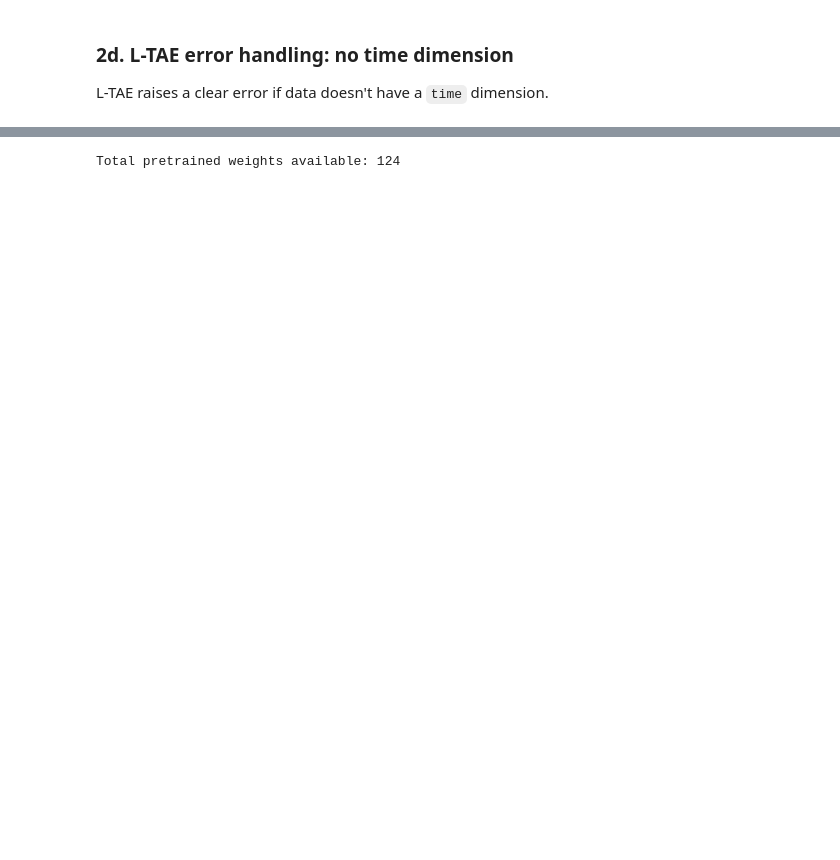
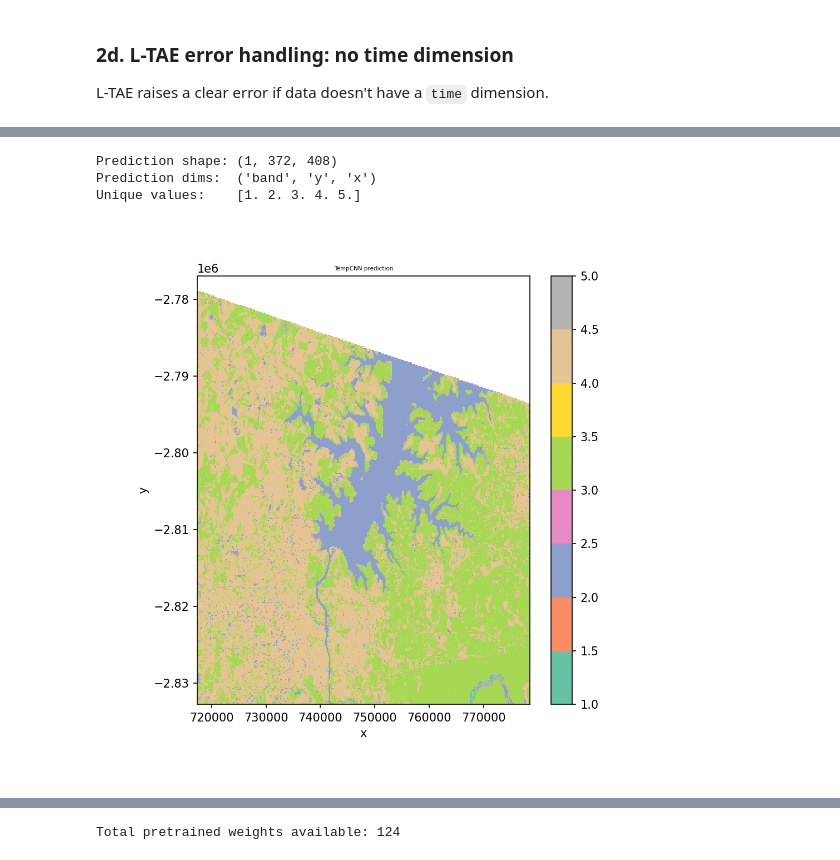
Before and after one commit to jgrss/geowombat, a Jupyter notebook: notebooks/dl_classifiers.ipynb, the cells around one changed output, grey strips where cells are left out. Cells and saved outputs as stored; diff of their text form; code cells hidden in the pictures; blank space fills up the shorter version.

```diff
--- a/notebooks/dl_classifiers.ipynb
+++ b/notebooks/dl_classifiers.ipynb
@@ -303,0 +338,30 @@ Expected error: LTAEClassifier requires multi-temporal data with a 'time' dimens
+# %%
+from geowombat.ml import TempCNNClassifier
+
+with gw.config.update(ref_res=150):
+    with gw.open(
+        [l8_224078_20200518, l8_224078_20200518],
+        stack_dim='time',
+        nodata=0,
+    ) as src:
+        y_tempcnn = fit_predict(
+            src,
+            TempCNNClassifier(max_epochs=30, seed=0, verbose=0),
+            labels,
+            col='lc',
+        )
+
+print(f"Prediction shape: {y_tempcnn.shape}")
+print(f"Prediction dims:  {y_tempcnn.dims}")
+print(f"Unique values:    {np.unique(y_tempcnn.values[np.isfinite(y_tempcnn.values)])}")
+
+fig, ax = plt.subplots(dpi=150, figsize=(6, 6))
+y_tempcnn.sel(band='targ').plot(cmap='Set2', ax=ax)
+ax.set_title('TempCNN prediction')
+plt.tight_layout()
+plt.show()
+# %% [output]
+Prediction shape: (1, 372, 408)
+Prediction dims:  ('band', 'y', 'x')
+Unique values:    [1. 2. 3. 4. 5.]
+[figure, added]
```
Also changed, not shown: parts of 26 cells of this notebook, 21 other files.
